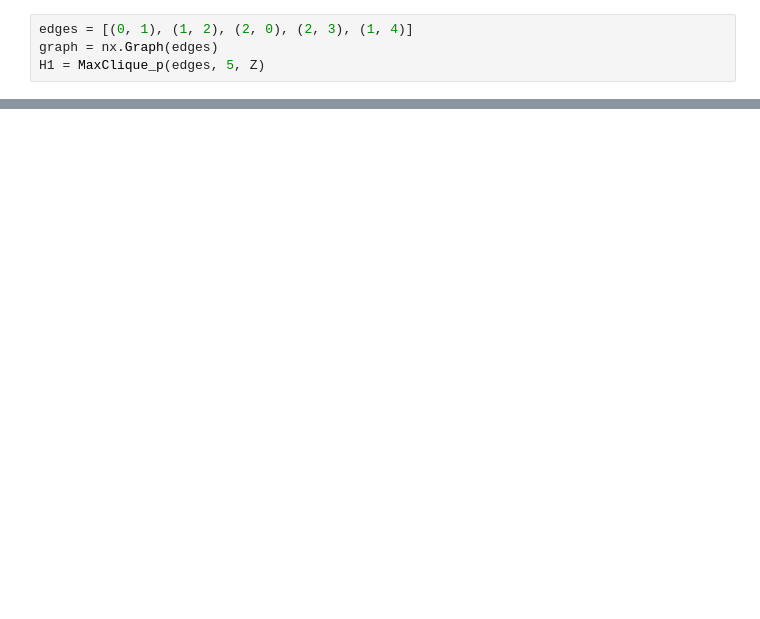
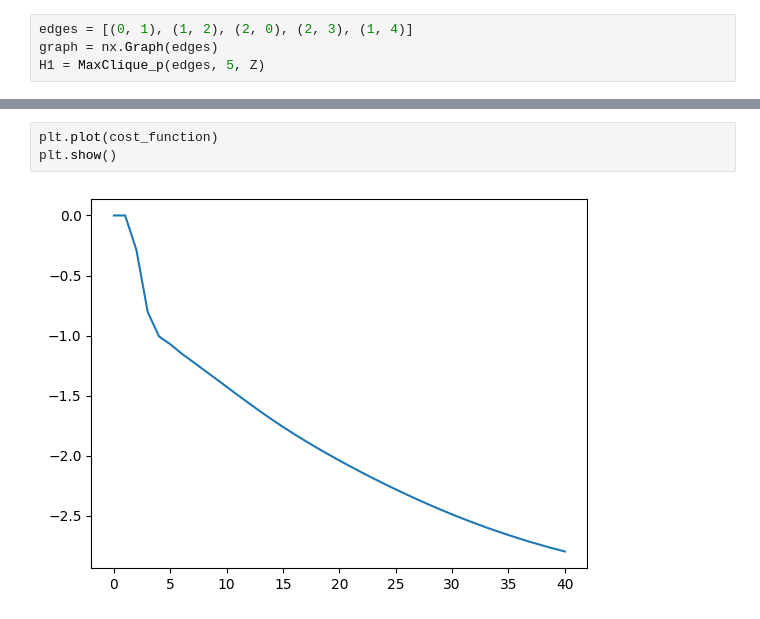
Before and after one commit to JoshuaFoate/FALQON, a Jupyter notebook: FALQONTesting.ipynb, the cells around one changed output, grey strips where cells are left out. Saved outputs shown, nothing was run; the diff lists cells and outputs as text; blank space fills up the shorter version.

```diff
--- a/FALQONTesting.ipynb
+++ b/FALQONTesting.ipynb
@@ -238,0 +250,5 @@ len(beta)
+# %%
+plt.plot(cost_function)
+plt.show()
+# %% [output]
+[figure, added]
```
Also changed, not shown: parts of 14 cells of this notebook, 2 other files.
